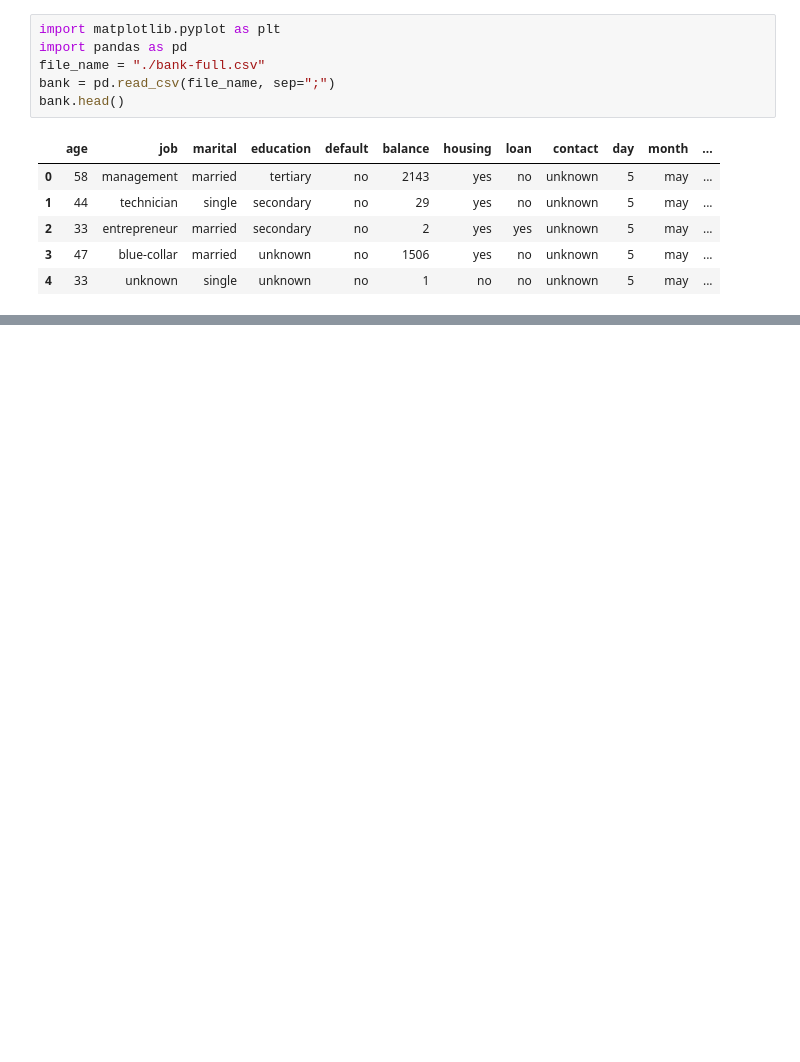
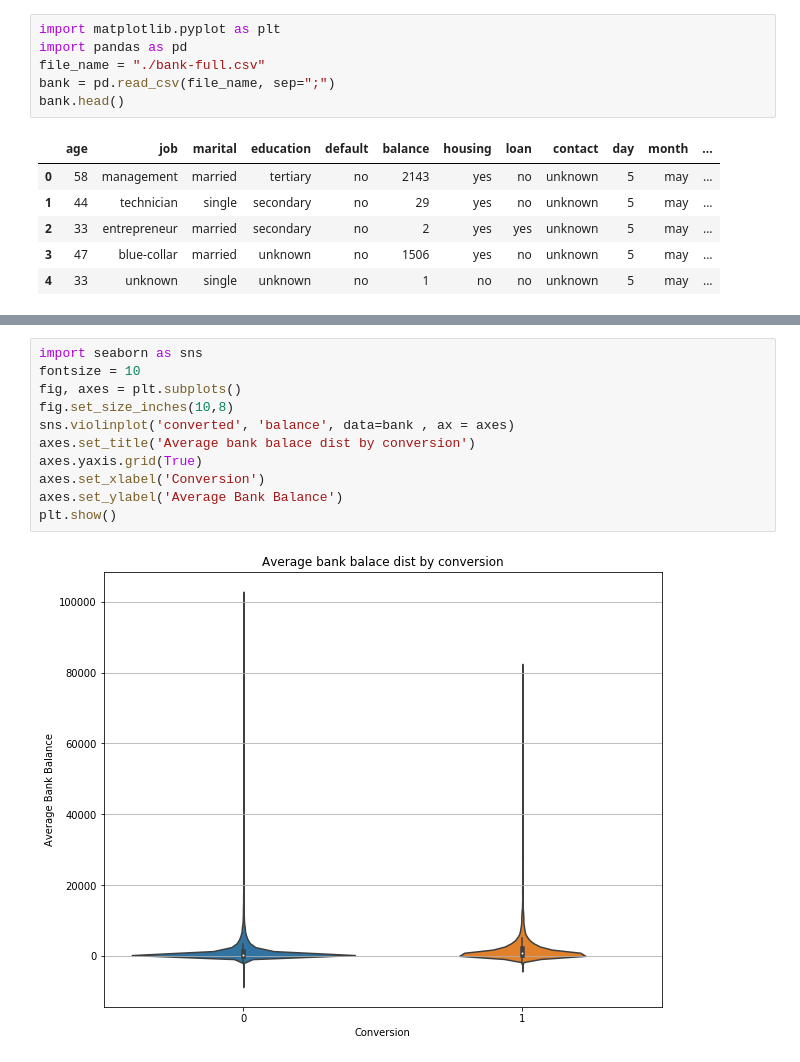
Before and after one commit to AvinashTiwari/Artifical-intelligence-2, a Jupyter notebook: 1_DataScience_20_Case_Studies/9_Predecting_Engagement/PredectingEngagment.ipynb, the cells around one changed output, grey strips where cells are left out. Cells and saved outputs as stored; diff of their text form; blank space fills up the shorter version.

```diff
--- a/1_DataScience_20_Case_Studies/9_Predecting_Engagement/PredectingEngagment.ipynb
+++ b/1_DataScience_20_Case_Studies/9_Predecting_Engagement/PredectingEngagment.ipynb
@@ -13,0 +103,13 @@ bank.head()
+# %%
+import seaborn as sns
+fontsize = 10
+fig, axes = plt.subplots()
+fig.set_size_inches(10,8)
+sns.violinplot('converted', 'balance', data=bank , ax = axes)
+axes.set_title('Average bank balace dist by conversion')
+axes.yaxis.grid(True)
+axes.set_xlabel('Conversion')
+axes.set_ylabel('Average Bank Balance')
+plt.show()
+# %% [output]
+[figure, added]
```
Also changed, not shown: parts of 6 cells of this notebook.
